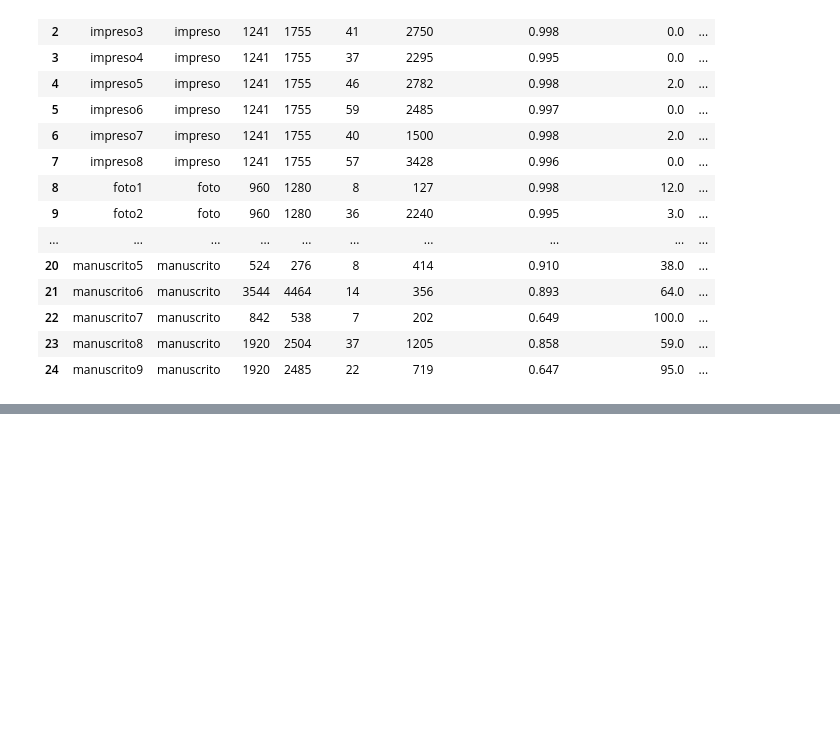
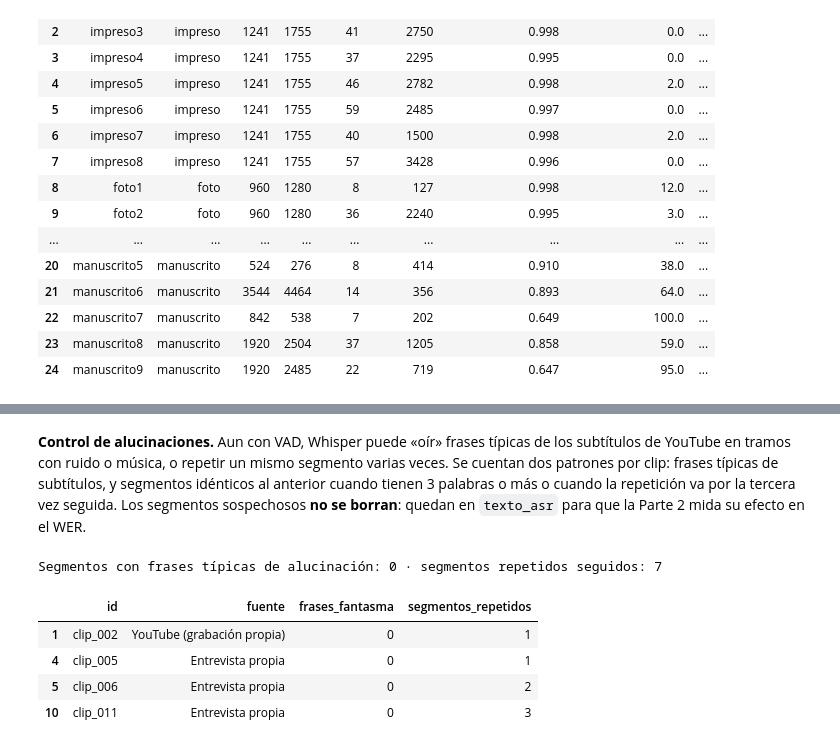
Before and after one commit to IvettexMamani/diplomado-python-2026, a Jupyter notebook: tarea_2/01_extraccion.ipynb, the cells around one changed output, grey strips where cells are left out. Saved outputs shown, nothing was run; the diff lists cells and outputs as text; code cells hidden in the pictures; blank space fills up the shorter version.

```diff
--- a/tarea_2/01_extraccion.ipynb
+++ b/tarea_2/01_extraccion.ipynb
@@ -528,0 +688,26 @@ docs[["id", "tipo", "ancho", "alto", "lineas", "caracteres", "confianza_mediana"
+# %% [markdown]
+**Control de alucinaciones.** Aun con VAD, Whisper puede «oír» frases típicas de los subtítulos de YouTube en tramos con ruido o música, o repetir un mismo segmento varias veces. Se cuentan dos patrones por clip: frases típicas de subtítulos, y segmentos idénticos al anterior cuando tienen 3 palabras o más o cuando la repetición va por la tercera vez seguida. Los segmentos sospechosos **no se borran**: quedan en `texto_asr` para que la Parte 2 mida su efecto en el WER.
+# %%
+FRASES_FANTASMA = r"gracias por ver|suscr[ií]bete|subt[ií]tulos (realizados|por)|amara\.org|¡?no olvides"
+
+
+def sospechosos(tabla):
+    texto = tabla["texto"].str.lower().str.strip(" .,;:¿?¡!")
+    fantasma = texto.str.contains(FRASES_FANTASMA, regex=True)
+    igual = texto == texto.shift()
+    racha = igual.groupby((~igual).cumsum()).cumsum()   # 1 en la primera repetición, 2 en la segunda...
+    repetido = igual & ((texto.str.split().str.len() >= 3) | (racha >= 2))
+    return int(fantasma.sum()), int(repetido.sum())
+
+
+asr[["frases_fantasma", "segmentos_repetidos"]] = [sospechosos(segmentos[i]) for i in asr["id"]]
+print(f"Segmentos con frases típicas de alucinación: {asr['frases_fantasma'].sum()} · "
+      f"segmentos repetidos seguidos: {asr['segmentos_repetidos'].sum()}")
+asr.loc[(asr["frases_fantasma"] + asr["segmentos_repetidos"]) > 0, ["id", "fuente", "frases_fantasma", "segmentos_repetidos"]]
+# %% [output]
+Segmentos con frases típicas de alucinación: 0 · segmentos repetidos seguidos: 7
+|  | id | fuente | frases_fantasma | segmentos_repetidos |
+| 1 | clip_002 | YouTube (grabación propia) | 0 | 1 |
+| 4 | clip_005 | Entrevista propia | 0 | 1 |
+| 5 | clip_006 | Entrevista propia | 0 | 2 |
+| 10 | clip_011 | Entrevista propia | 0 | 3 |
```
Also changed, not shown: parts of 5 cells of this notebook.
